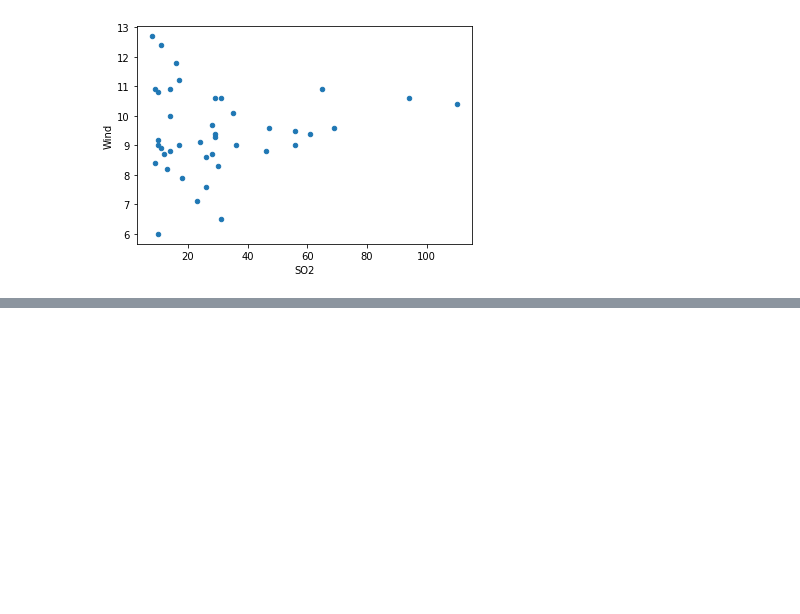
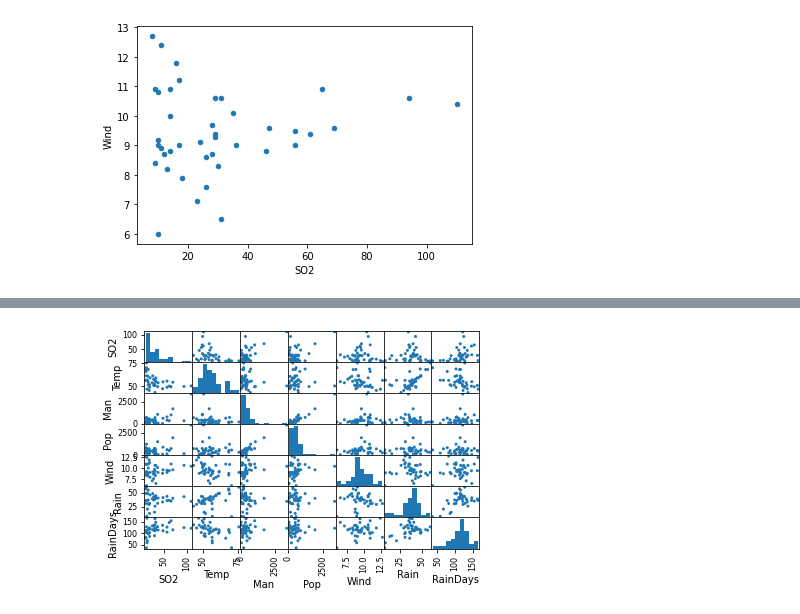
Before and after one commit to Jennapa-colab/multivariate, a Jupyter notebook: chapter2_VIsualie_Muti.ipynb, the cells around one changed output, grey strips where cells are left out. Saved outputs shown, nothing was run; the diff lists cells and outputs as text; code cells hidden in the pictures; blank space fills up the shorter version.

```diff
--- a/chapter2_VIsualie_Muti.ipynb
+++ b/chapter2_VIsualie_Muti.ipynb
@@ -30,0 +47,4 @@ pollution_data.plot.scatter('SO2' , 'Wind')
+# %%
+pd.plotting.scatter_matrix(pollution_data,alpha=1.0);
+# %% [output]
+[figure, added]
```
Also changed, not shown: parts of 12 cells of this notebook.
